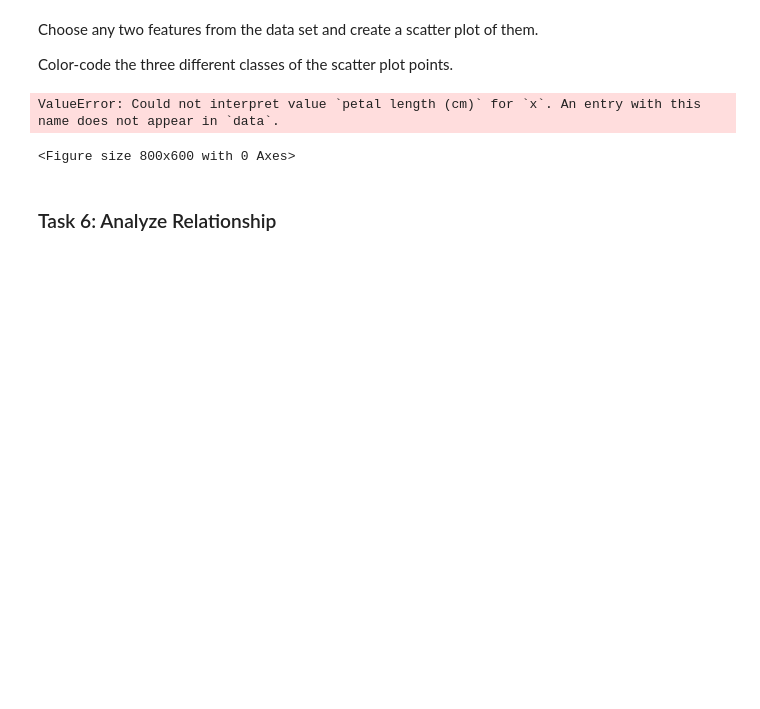
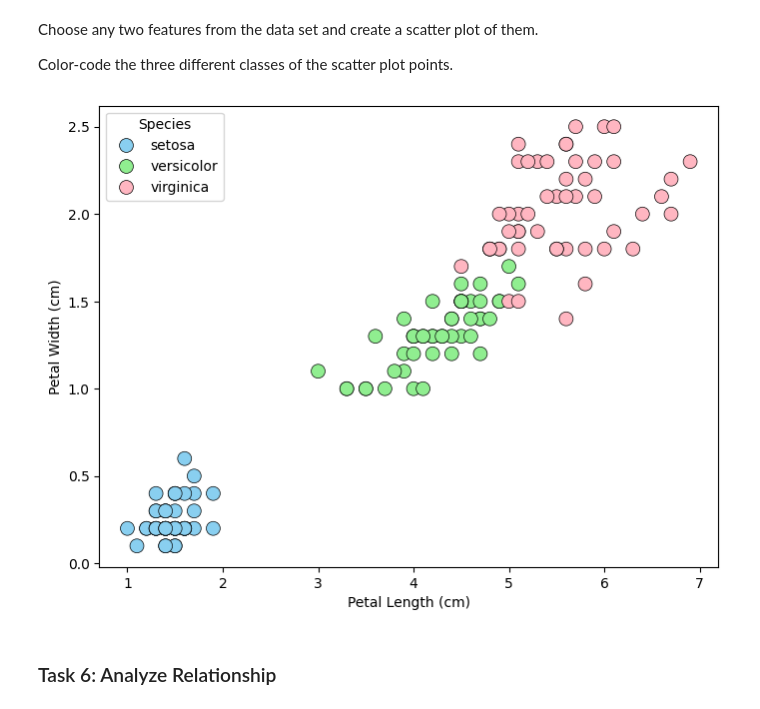
Before and after one commit to DaveyByrnes/principles_of_data_analytics, a Jupyter notebook: task.ipynb, the cells around one changed output. Cells and saved outputs as stored; diff of their text form; code cells hidden in the pictures; blank space fills up the shorter version.

Commit message:
fixed scatterplot with help of deepseek

```diff
--- a/task.ipynb
+++ b/task.ipynb
@@ -185,28 +185,31 @@ Choose any two features from the data set and create a scatter plot of them.
 
 Color-code the three different classes of the scatter plot points.
 # %%
-# create scatter plot
-iris = load_iris()
+# Load the data (only need to do this once)
 iris_df = sns.load_dataset('iris')
 
 plt.figure(figsize=(8,6))
-sns.scatterplot(data = iris_df,
-                x = 'petal length (cm)',
-                y = 'petal width (cm)',
-                hue = 'species',
-                palette = {'setosa': '#89CFF0', 'versicolor': '#90EE90', 'virginica':'#FFB6C1'},
-                s = 100,
-                edgecolor = 'black',
-                linewidth = 0.5
+sns.scatterplot(data=iris_df,
+                x='petal_length',  # Changed from 'petal length (cm)'
+                y='petal_width',   # Changed from 'petal width (cm)'
+                hue='species',
+                palette={'setosa': '#89CFF0', 'versicolor': '#90EE90', 'virginica': '#FFB6C1'},
+                s=100,
+                edgecolor='black',
+                linewidth=0.5
 )
 
-plt.xlabel('Petal Length (cm)', fontsize = 10)
-plt.ylabel('Petal Width (cm)', fontsize = 10)
-plt.legend(title = 'Species')
+plt.xlabel('Petal Length (cm)', fontsize=10)
+plt.ylabel('Petal Width (cm)', fontsize=10)
+plt.legend(title='Species')
 plt.show()
+
+# code wasn't working, used DeepSeek to figure it out
+    # DeepSeek doesn't support sharing conversations but I use it as I find it to be significantly more reliable
+    # for coding over ChatGPT
+    # prompt was 'what's wrong with my code'
 # %% [output]
-ValueError: Could not interpret value `petal length (cm)` for `x`. An entry with this name does not appear in `data`.
-<Figure size 800x600 with 0 Axes>
+[figure, added]
 # %% [markdown]
 ### Task 6: Analyze Relationship
 # %% [markdown]
```
